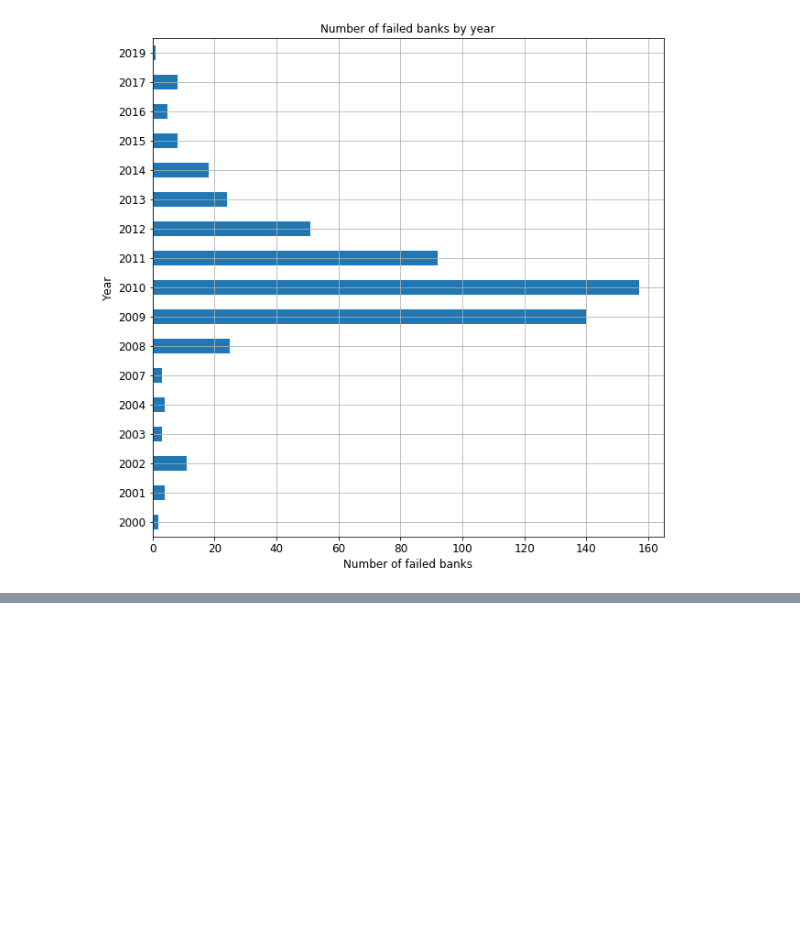
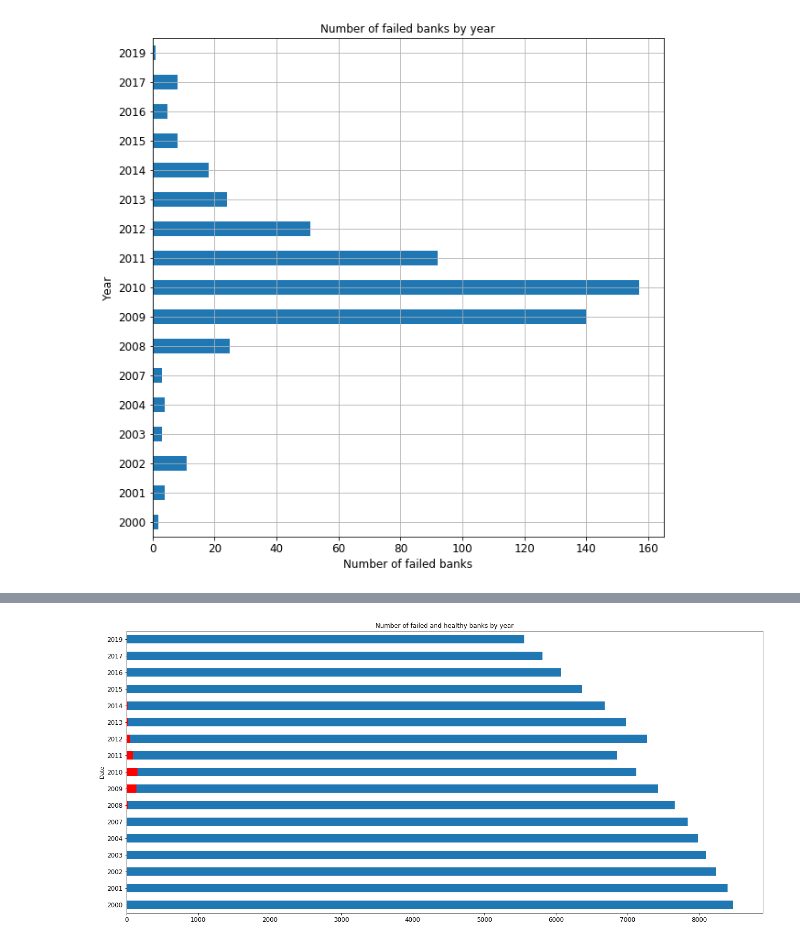
Before and after one commit to allaccountstaken/predicting_bank_distress, a Jupyter notebook: describe_bank_universe.ipynb, the cells around one changed output, grey strips where cells are left out. Drawn from its saved outputs; the diff is of its cells as text; code cells hidden in the pictures; blank space fills up the shorter version.

```diff
--- a/describe_bank_universe.ipynb
+++ b/describe_bank_universe.ipynb
@@ -103,0 +133,14 @@ len(filers_RSSD_03312019)
+# %%
+
+
+ax1 = bank_universe.groupby('Year')['Number of banks'].mean().plot(kind='barh',
+                        title ="Number of banks by year", figsize=(10, 10), legend=False, fontsize=12)
+ax2 = failed_banks.groupby(failed_banks.Date.dt.year)['Bank Name'].count().plot(
+    kind='barh', title ="Number of failed and healthy banks by year", figsize=(22, 10), legend=False, color='red', fontsize=12)
+
+ax.grid()
+ax.set_xlabel("Number of banks", fontsize=12)
+ax.set_ylabel("Year", fontsize=12)
+plt.show()
+# %% [output]
+[figure, added]
```
Also changed, not shown: parts of 10 cells of this notebook.
